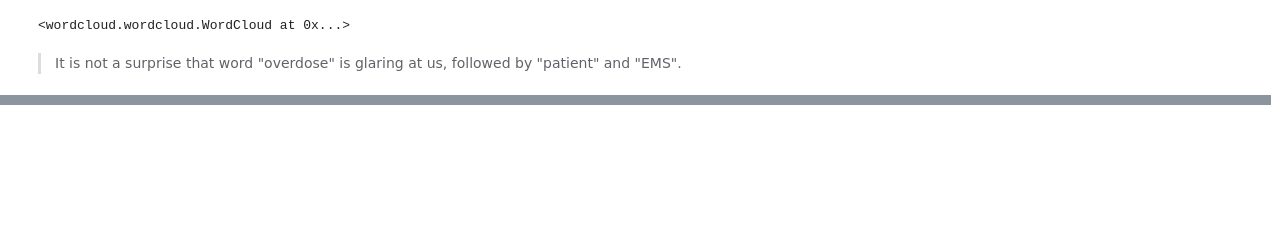
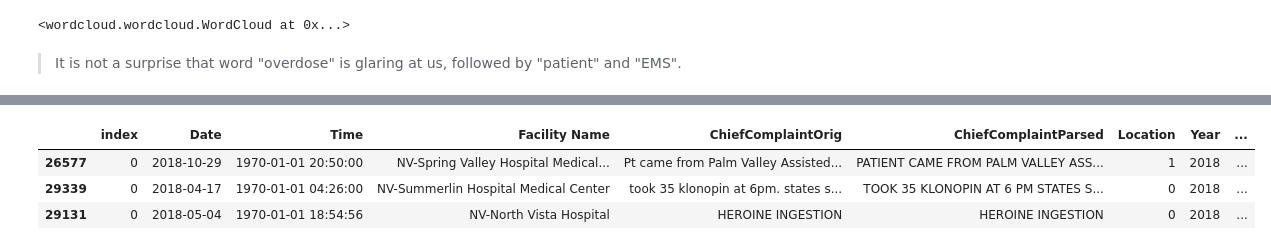
Before and after one commit to ZackBunn/MSDS-Capstone, a Jupyter notebook: Capstone_B.ipynb, the cells around one changed output, grey strips where cells are left out. Cells and saved outputs as stored; diff of their text form; code cells hidden in the pictures; blank space fills up the shorter version.

```diff
--- a/Capstone_B.ipynb
+++ b/Capstone_B.ipynb
@@ -309,0 +368,7 @@ plt.show()
+# %%
+df_v.head(3)
+# %% [output]
+|  | index | Date | Time | Facility Name | ChiefComplaintOrig | ChiefComplaintParsed | Location | Year | ... |
+| 26577 | 0 | 2018-10-29 | 1970-01-01 20:50:00 | NV-Spring Valley Hospital Medical... | Pt came from Palm Valley Assisted... | PATIENT CAME FROM PALM VALLEY ASS... | 1 | 2018 | ... |
+| 29339 | 0 | 2018-04-17 | 1970-01-01 04:26:00 | NV-Summerlin Hospital Medical Center | took 35 klonopin at 6pm. states s... | TOOK 35 KLONOPIN AT 6 PM STATES S... | 0 | 2018 | ... |
+| 29131 | 0 | 2018-05-04 | 1970-01-01 18:54:56 | NV-North Vista Hospital | HEROINE INGESTION | HEROINE INGESTION | 0 | 2018 | ... |
```
Also changed, not shown: parts of 28 cells of this notebook.
